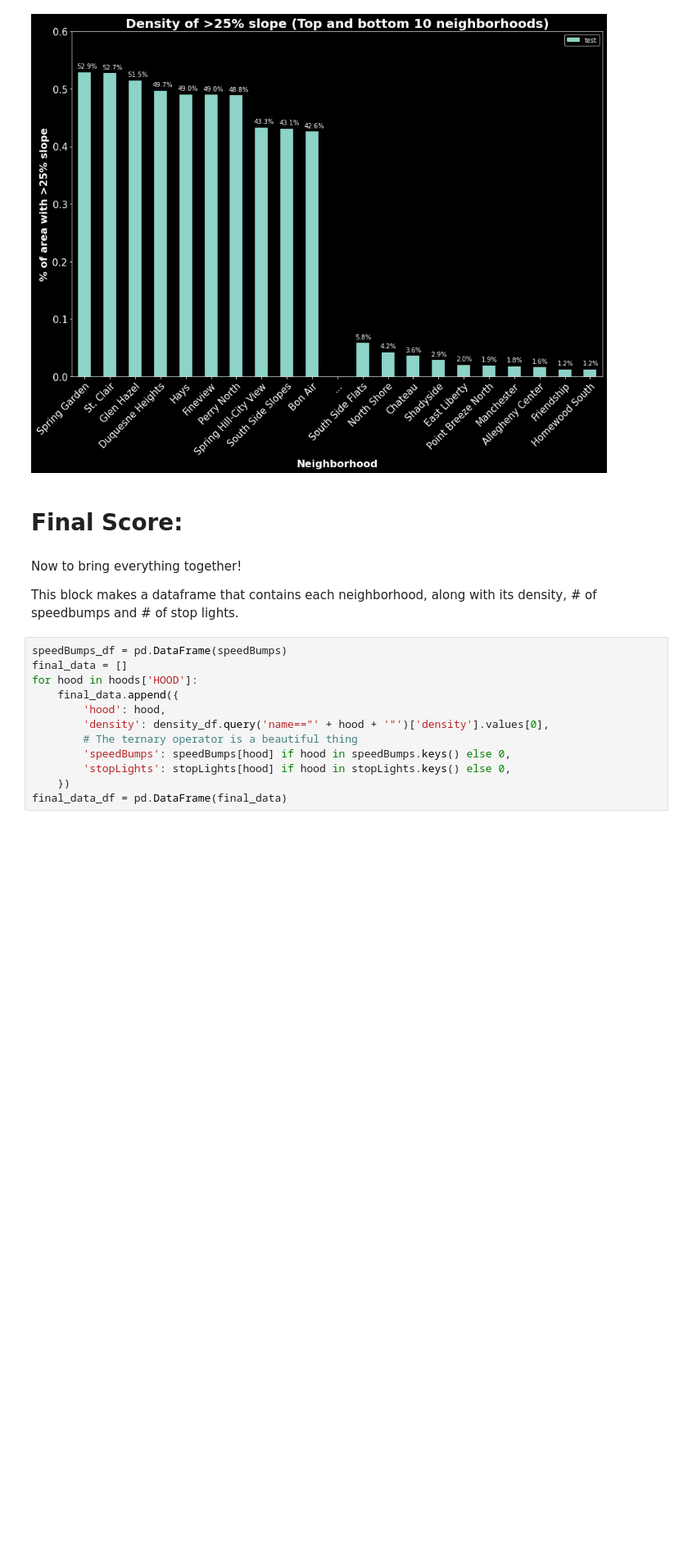
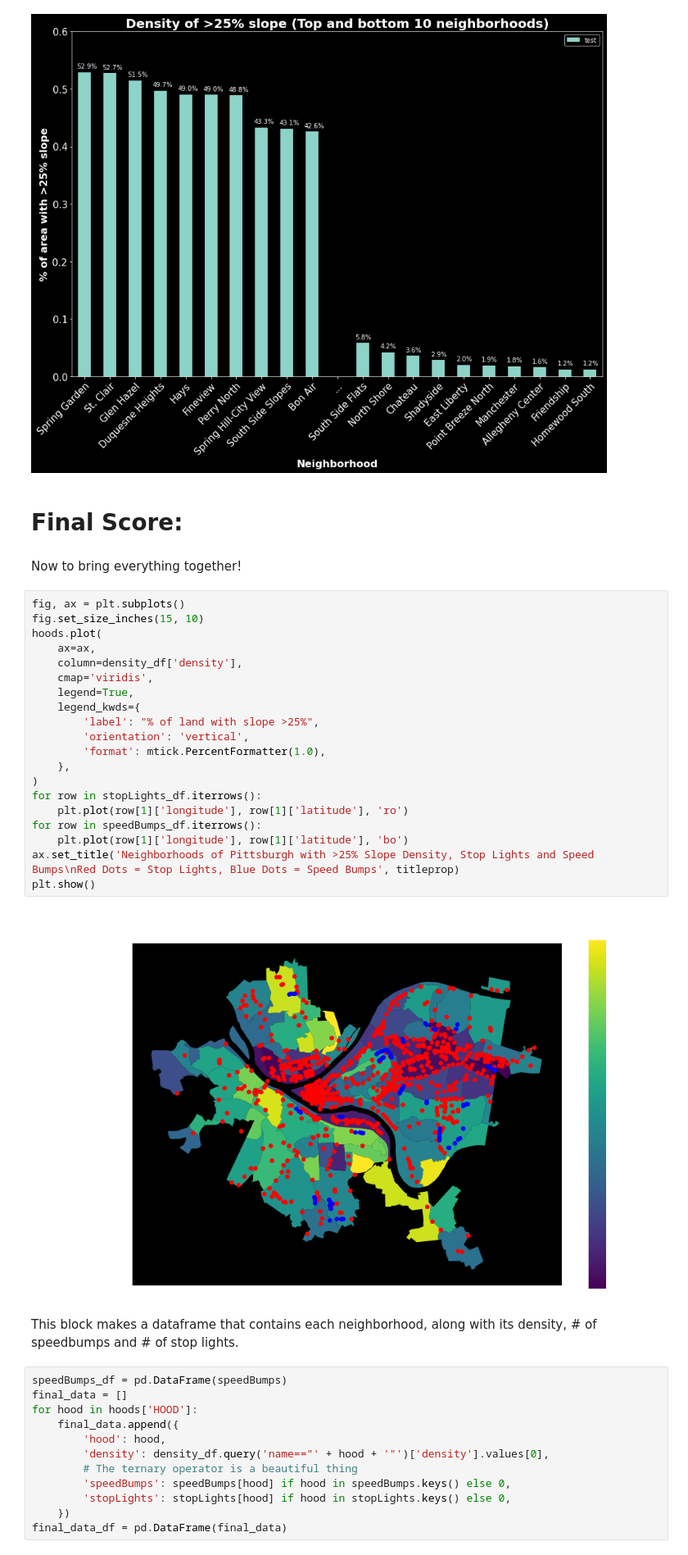
Before and after one commit to OWurst/cs0010-final-proj, a Jupyter notebook: Best_Neighborhood.ipynb, the cells around one changed output. Shown at 82% size. Drawn from its saved outputs; the diff is of its cells as text; blank space fills up the shorter version.

```diff
--- a/Best_Neighborhood.ipynb
+++ b/Best_Neighborhood.ipynb
@@ -251,9 +251,31 @@ for p in ax.patches:
 [figure]
 # %% [markdown]
 # Final Score:
+# %% [markdown]
+Now to bring everything together!
+# %%
+fig, ax = plt.subplots()
+fig.set_size_inches(15, 10)
+hoods.plot(
+    ax=ax,
+    column=density_df['density'],
+    cmap='viridis',
+    legend=True,
+    legend_kwds={
+        'label': "% of land with slope >25%",
+        'orientation': 'vertical',
+        'format': mtick.PercentFormatter(1.0),
+    },
+)
+for row in stopLights_df.iterrows():
+    plt.plot(row[1]['longitude'], row[1]['latitude'], 'ro')
+for row in speedBumps_df.iterrows():
+    plt.plot(row[1]['longitude'], row[1]['latitude'], 'bo')
+ax.set_title('Neighborhoods of Pittsburgh with >25% Slope Density, Stop Lights and Speed Bumps\nRed Dots = Stop Lights, Blue Dots = Speed Bumps', titleprop)
+plt.show()
+# %% [output]
+[figure, added]
 # %% [markdown]
-Now to bring everything together!
-
 This block makes a dataframe that contains each neighborhood, along with its density, # of speedbumps and # of stop lights.
 # %%
 speedBumps_df = pd.DataFrame(speedBumps)
```
Also changed, not shown: parts of 2 cells of this notebook, 1 other file.
